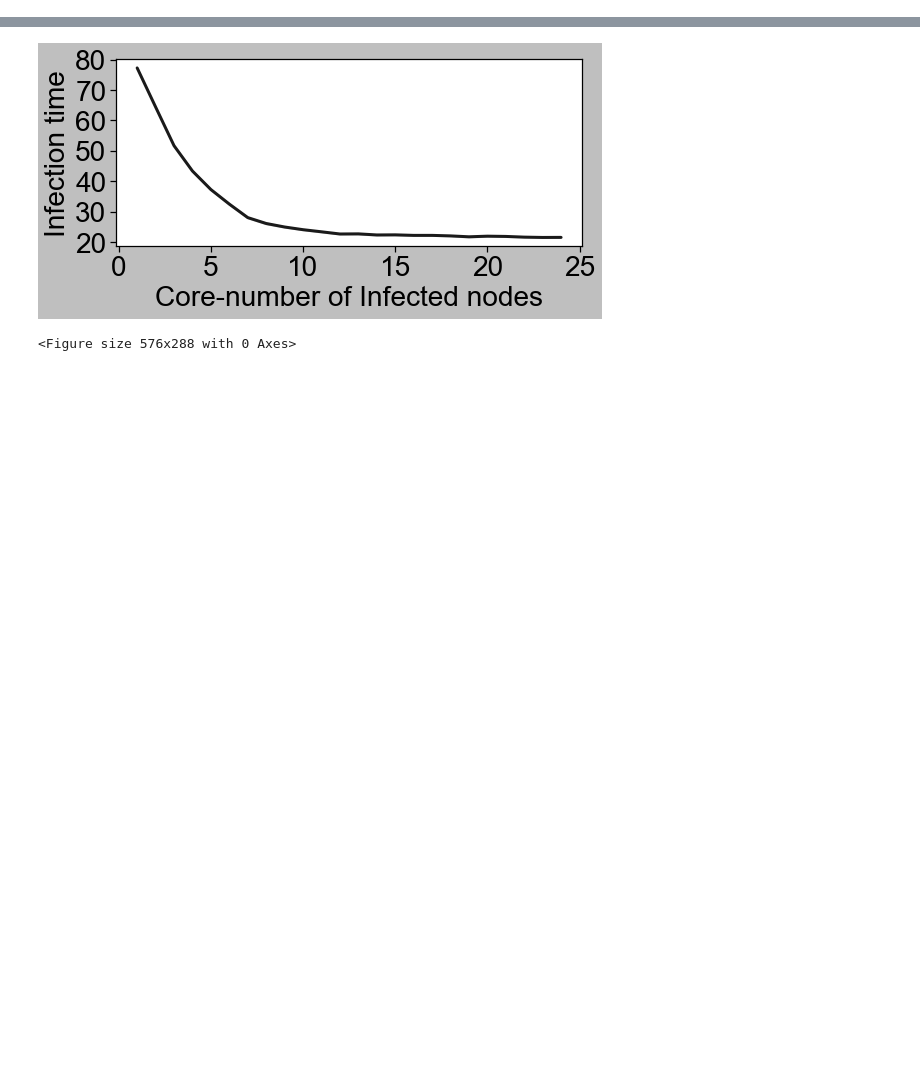
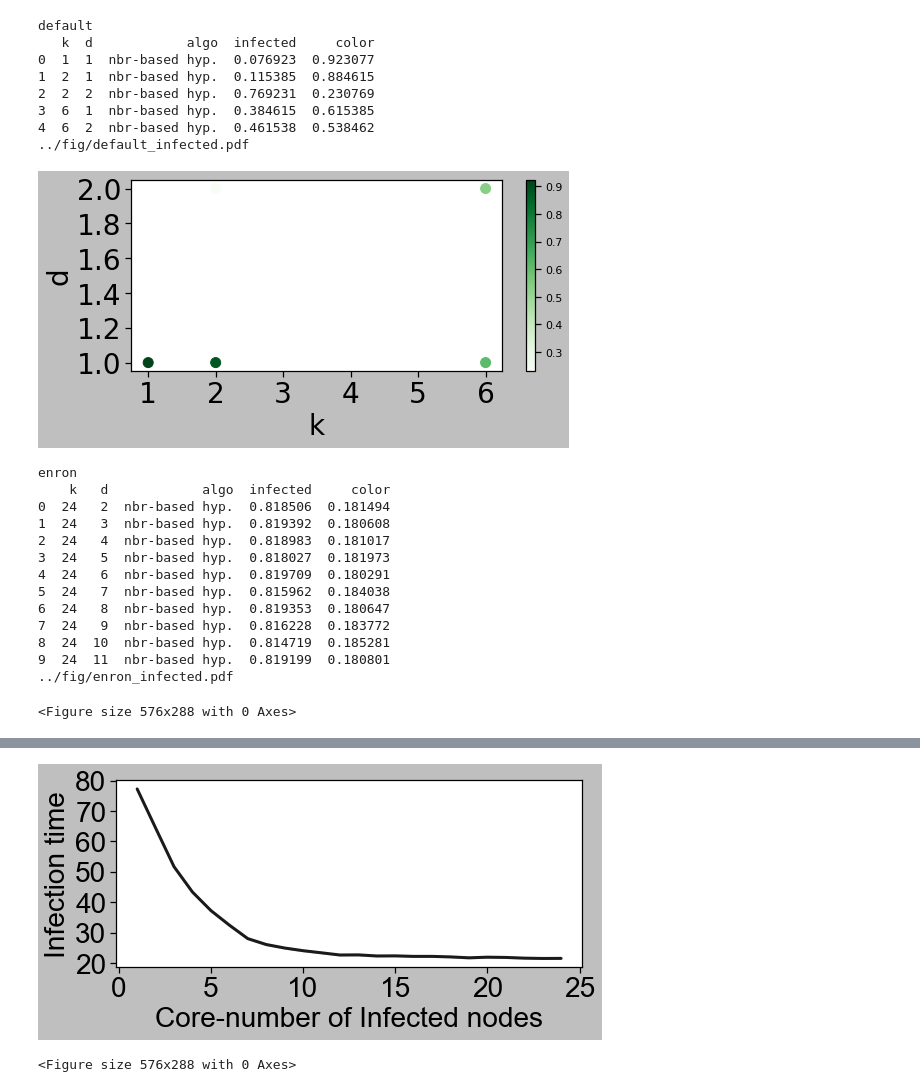
Before and after one commit to toggled/vldbsubmission, a Jupyter notebook: python_src/propagationPlots_bishwa.ipynb, the cells around one changed output, grey strips where cells are left out. Cells and saved outputs as stored; diff of their text form; code cells hidden in the pictures; blank space fills up the shorter version.

```diff
--- a/python_src/propagationPlots_bishwa.ipynb
+++ b/python_src/propagationPlots_bishwa.ipynb
@@ -89,0 +91,80 @@ enron
+# %%
+import seaborn as sns
+# from matplotlib.ticker import MaxNLocator
+# sns.set(rc={'figure.figsize':(7,4)})
+# sns.set_style("whitegrid", {'axes.grid' : True})
+sns.set(rc={'figure.figsize':(8,4)})
+# sns.set_style("whitegrid", {'axes.grid' : True})
+sns.set_style("ticks")
+plt.style.use('grayscale')
+lw = 3
+save = False
+
+goodname_algo = {
+        'naive_nbr': 'nbr-based hyp.'
+    }
+df2 = df[df['exp']=='sir_kd'].copy()
+datasets = df['dataset'].unique()
+for key in datasets:
+    print(key)
+    item = df2[df2.dataset==key].copy()
+    if len(item) == 0:
+        continue
+    item['algo'] = item['algo'].replace(goodname_algo)
+    result_df = pd.DataFrame()
+    for algo in item['algo'].unique():
+        assert item[item['algo'] == algo].shape[0] == 1
+        result = literal_eval(item[item['algo'] == algo]['result'].iloc[0])
+        result = [(k[0], k[1], v, algo) for k in result for v in result[k]]
+        result_df = result_df.append(pd.DataFrame(result, columns = ['k', 'd', 'infected', 'algo']), ignore_index=False)
+        # print(result_df)
+    #Plot mean
+    meandf = result_df.groupby(['k', 'd', 'algo']).mean().reset_index()
+    meandf['color'] = meandf.apply(lambda x: 1 - x['infected'], axis=1)
+    print(meandf)
+
+    fig, ax = plt.subplots()
+    # sns.lineplot(x = 'core number', y = 'infected', hue='algo', hue_order = ['clique graph', 'nbr-based hyp.', 'deg-based hyp.'],
+    #                 data=meandf, color='k', linewidth = lw)
+    # sns.lineplot(x = 'core number', y = 'infected', hue='algo', label = None, data=meandf, color='k', linewidth = lw)
+    # sns.heatmap(data=meandf[['k', 'd']],  cmap=meandf['infected'])
+    plt.scatter(meandf['k'], meandf['d'], s=100, c=meandf['color'], cmap='Greens')
+    plt.colorbar()
+    plt.xlabel('k', fontsize=fontsize)
+    plt.ylabel("d", fontsize=fontsize)
+    plt.xticks(fontsize=fontsize)
+    # plt.xticks()
+    plt.yticks(fontsize=fontsize)
+    plt.tight_layout()
+    filename = key
+    if(save):
+        plt.savefig("../fig/" + filename + "_infected.pdf")
+        plt.show()
+    else:
+        print("../fig/" + filename + "_infected.pdf")
+        plt.show()
+    plt.clf()
+# %% [output]
+default
+   k  d            algo  infected     color
+0  1  1  nbr-based hyp.  0.076923  0.923077
+1  2  1  nbr-based hyp.  0.115385  0.884615
+2  2  2  nbr-based hyp.  0.769231  0.230769
+3  6  1  nbr-based hyp.  0.384615  0.615385
+4  6  2  nbr-based hyp.  0.461538  0.538462
+../fig/default_infected.pdf
+[figure, added]
+enron
+    k   d            algo  infected     color
+0  24   2  nbr-based hyp.  0.818506  0.181494
+1  24   3  nbr-based hyp.  0.819392  0.180608
+2  24   4  nbr-based hyp.  0.818983  0.181017
+3  24   5  nbr-based hyp.  0.818027  0.181973
+4  24   6  nbr-based hyp.  0.819709  0.180291
+5  24   7  nbr-based hyp.  0.815962  0.184038
+6  24   8  nbr-based hyp.  0.819353  0.180647
+7  24   9  nbr-based hyp.  0.816228  0.183772
+8  24  10  nbr-based hyp.  0.814719  0.185281
+9  24  11  nbr-based hyp.  0.819199  0.180801
+../fig/enron_infected.pdf
+<Figure size 576x288 with 0 Axes>
```
Also changed, not shown: parts of 17 cells of this notebook, 23 other files.
